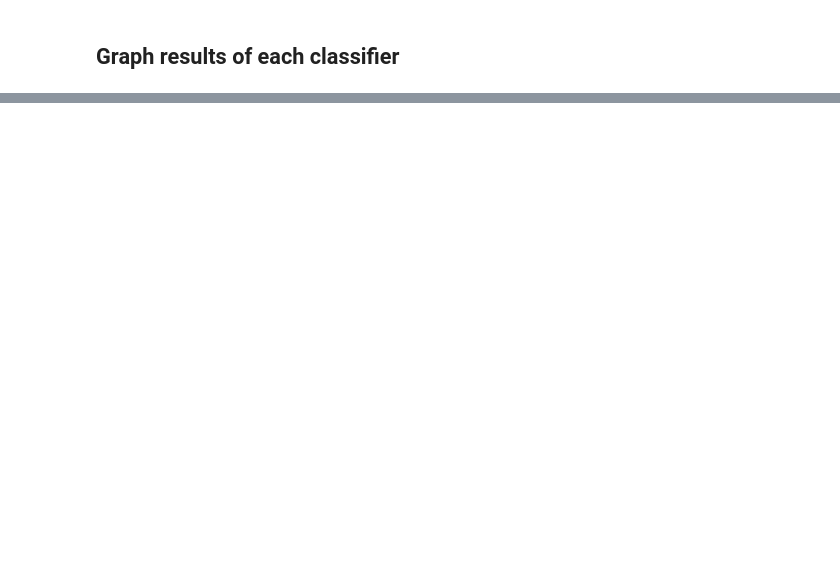
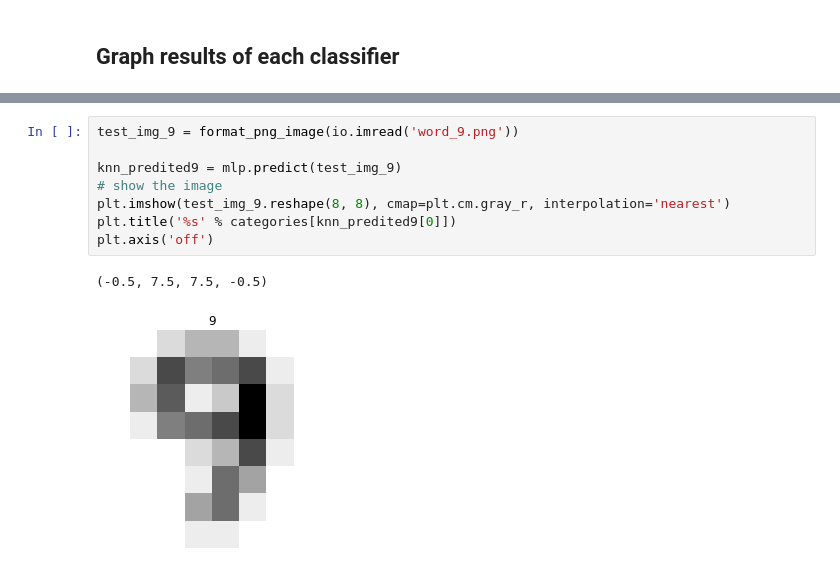
Before and after one commit to Adamdion/LetterRecognition, a Jupyter notebook: letter_recognition.ipynb, the cells around one changed output, grey strips where cells are left out. Cells and saved outputs as stored; diff of their text form; blank space fills up the shorter version.

```diff
--- a/letter_recognition.ipynb
+++ b/letter_recognition.ipynb
@@ -425,0 +431,11 @@ plt.axis('off')
+# %%
+test_img_9 = format_png_image(io.imread('word_9.png'))
+
+knn_predited9 = mlp.predict(test_img_9)
+# show the image
+plt.imshow(test_img_9.reshape(8, 8), cmap=plt.cm.gray_r, interpolation='nearest')
+plt.title('%s' % categories[knn_predited9[0]])
+plt.axis('off')
+# %% [output]
+(-0.5, 7.5, 7.5, -0.5)
+[figure, added]
```
Also changed, not shown: parts of 41 cells of this notebook.
